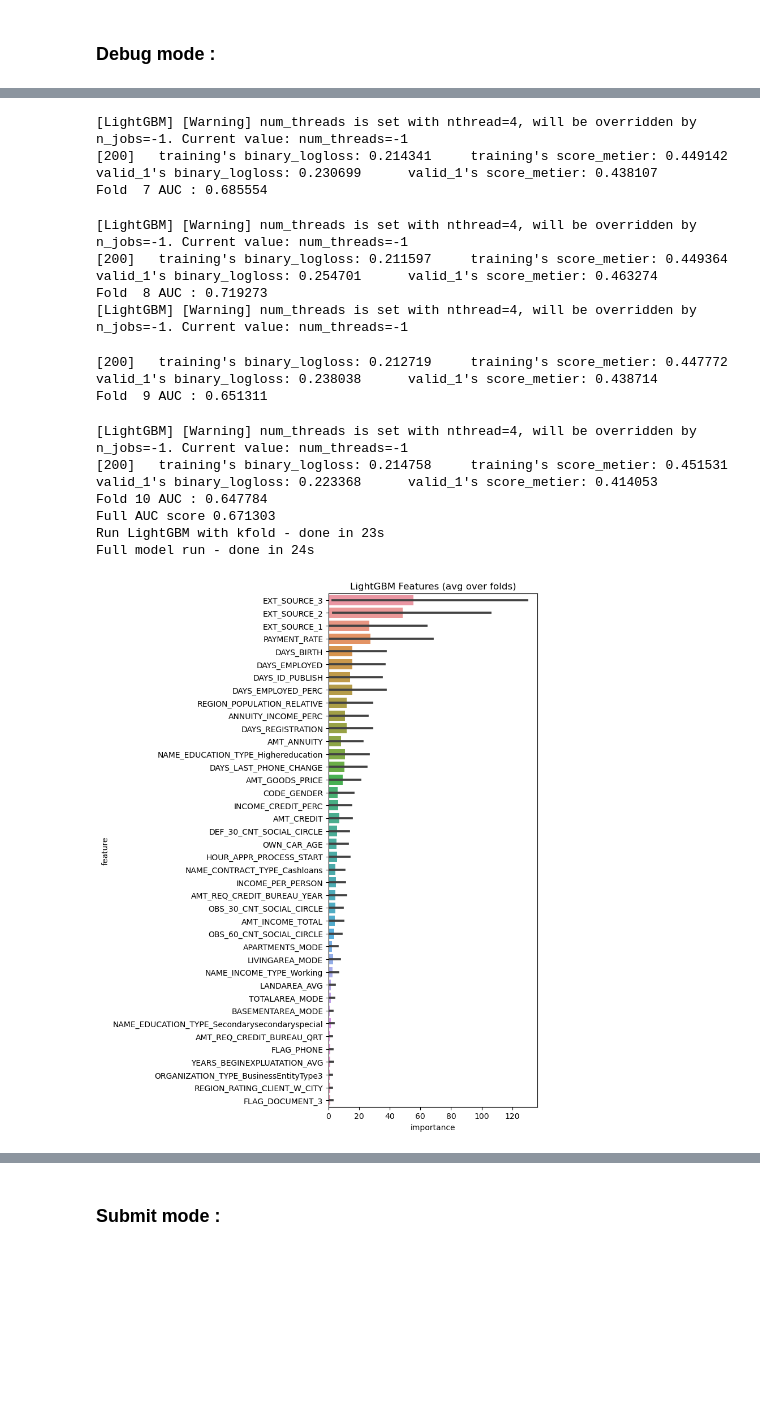
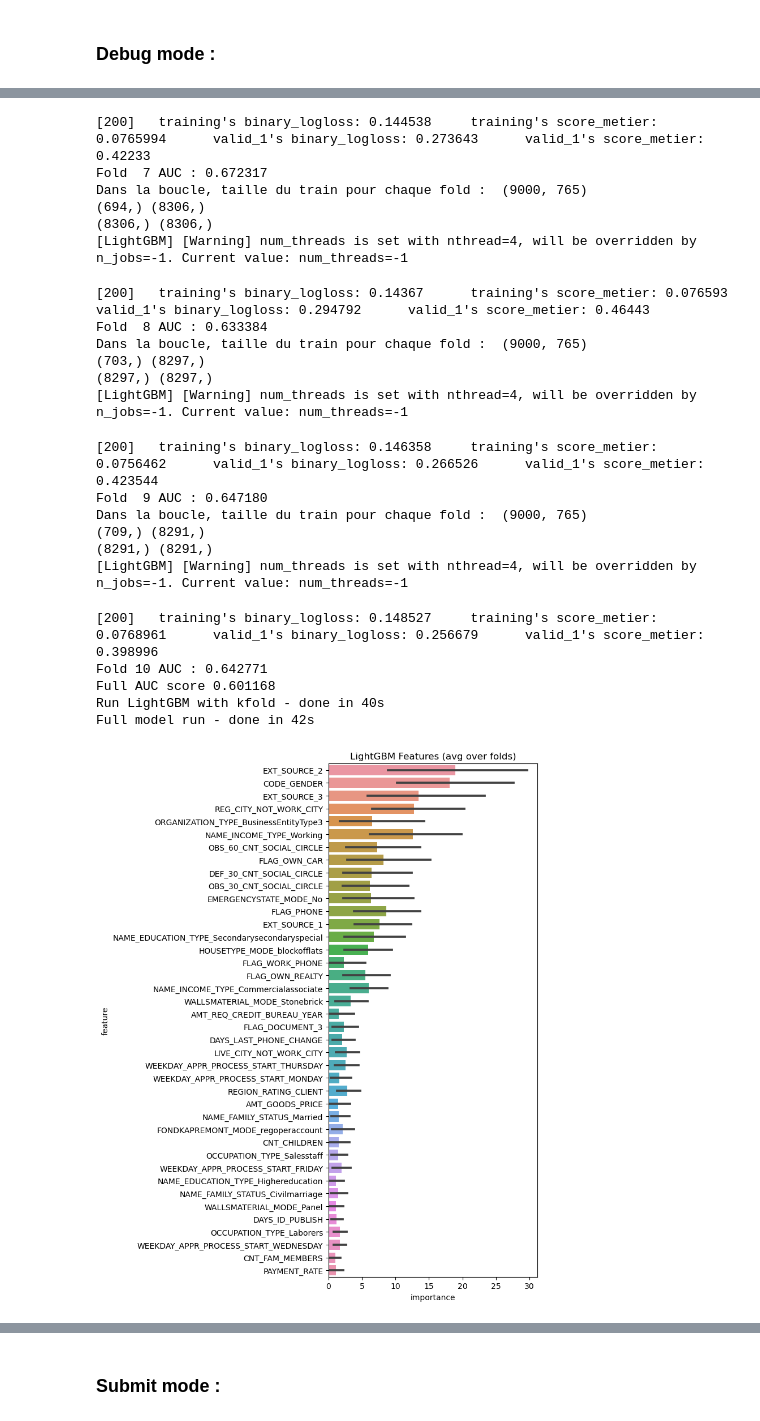
Before and after one commit to Mapie-llifr/OC_P7, a Jupyter notebook: Kernel_model.ipynb, the cells around one changed output, grey strips where cells are left out. Cells and saved outputs as stored; diff of their text form; code cells hidden in the pictures; blank space fills up the shorter version.

Commit message:
Ajout de SMOTE

```diff
--- a/Kernel_model.ipynb
+++ b/Kernel_model.ipynb
@@ -268,12 +274,37 @@ def score_metier (y_true, y_pred) :
     is_higher_better = False
 
     return eval_name, eval_result, is_higher_better
+# %%
+def balanced_data (train_x, train_y) :
+
+    print("Before data balanced, number of target = 1 : ",
+          train_y[train_y == 1].shape[0],
+          "target = 0 : ", train_y[train_y == 0].shape[0])
+
+    imputer = SimpleImputer(missing_values=np.nan,
+                            strategy='median',
+                            keep_empty_features=True)
+    train_array = imputer.fit_transform(train_x)
+    train_x = pd.DataFrame(train_array, columns=train_x.columns)
+
+    oversample = SMOTE()
+    train_x, train_y = oversample.fit_resample(train_x, train_y)
+
+    print("After data balanced, number of target = 1 : ",
+          train_y[train_y == 1].shape[0],
+          "target = 0 : ", train_y[train_y == 0].shape[0])
+
+    return train_x, train_y
 # %%
 # LightGBM GBDT with KFold or Stratified KFold
 # Parameters from Tilii kernel: https://www.kaggle.com/tilii7/olivier-lightgbm-parameters-by-bayesian-opt/code
 def kfold_lightgbm(df, num_folds, stratified = False, debug= False):
     # DEBUG Do not support special JSON characters in feature name.
     df = debug_json_characters (df)
+
+    # DEBUG nan for Smote:
+
+
     # Divide in training/validation and test data
     train_df = df[df['TARGET'].notnull()]
     test_df = df[df['TARGET'].isnull()]
@@ -296,6 +327,8 @@ def kfold_lightgbm(df, num_folds, stratified = False, debug= False):
     for n_fold, (train_idx, valid_idx) in enumerate(folds.split(train_df[feats], train_df['TARGET'])):
         train_x, train_y = train_df[feats].iloc[train_idx], train_df['TARGET'].iloc[train_idx]
         valid_x, valid_y = train_df[feats].iloc[valid_idx], train_df['TARGET'].iloc[valid_idx]
+        #print("Dans la boucle, taille du train pour chaque fold : ", train_x.shape)
+        train_x, train_y = balanced_data(train_x, train_y)
 
         # LightGBM parameters found by Bayesian optimization
         ## Documentation : https://lightgbm.readthedocs.io/en/latest/pythonapi/lightgbm.LGBMClassifier.html
@@ -394,6 +427,7 @@ def main(debug = False):
         gc.collect()
     with timer("Run LightGBM with kfold"):
         feat_importance = kfold_lightgbm(df, num_folds= 10, stratified= False, debug= debug)
+    return df
 # %% [markdown]
 ### Import files
 # %%
@@ -403,10 +437,13 @@ path = "./Docs_projet7/"
 # %% [markdown]
 ### Debug mode :
 # %%
+#mlflow.autolog()
+#with mlflow.start_run() :
+
 if __name__ == "__main__":
     submission_file_name = "submission_kernel02.csv"
     with timer("Full model run"):
-        main(True)
+        df = main(True)
 # %% [output]
 Train samples: 10000, test samples: 10000
 Bureau df shape: (2011, 108)
@@ -440,16 +500,24 @@ Fold  6 AUC : 0.737263
+[200]   training's binary_logloss: 0.144538     training's score_metier: 0.0765994      valid_1's binary_logloss: 0.273643      valid_1's score_metier: 0.42233
+Fold  7 AUC : 0.672317
+Dans la boucle, taille du train pour chaque fold :  (9000, 765)
+(694,) (8306,)
+(8306,) (8306,)
 [LightGBM] [Warning] num_threads is set with nthread=4, will be overridden by n_jobs=-1. Current value: num_threads=-1
-[200]   training's binary_logloss: 0.214341     training's score_metier: 0.449142       valid_1's binary_logloss: 0.230699      valid_1's score_metier: 0.438107
-Fold  7 AUC : 0.685554
+[200]   training's binary_logloss: 0.14367      training's score_metier: 0.076593       valid_1's binary_logloss: 0.294792      valid_1's score_metier: 0.46443
+Fold  8 AUC : 0.633384
+Dans la boucle, taille du train pour chaque fold :  (9000, 765)
+(703,) (8297,)
+(8297,) (8297,)
 [LightGBM] [Warning] num_threads is set with nthread=4, will be overridden by n_jobs=-1. Current value: num_threads=-1
-[200]   training's binary_logloss: 0.211597     training's score_metier: 0.449364       valid_1's binary_logloss: 0.254701      valid_1's score_metier: 0.463274
-Fold  8 AUC : 0.719273
-[LightGBM] [Warning] num_threads is set with nthread=4, will be overridden by n_jobs=-1. Current value: num_threads=-1
-[200]   training's binary_logloss: 0.212719     training's score_metier: 0.447772       valid_1's binary_logloss: 0.238038      valid_1's score_metier: 0.438714
-Fold  9 AUC : 0.651311
+[200]   training's binary_logloss: 0.146358     training's score_metier: 0.0756462      valid_1's binary_logloss: 0.266526      valid_1's score_metier: 0.423544
+Fold  9 AUC : 0.647180
+Dans la boucle, taille du train pour chaque fold :  (9000, 765)
+(709,) (8291,)
+(8291,) (8291,)
+[LightGBM] [Warning] num_threads is set with nthread=4, will be overridden by n_jobs=-1. Current value: num_threads=-1
-[LightGBM] [Warning] num_threads is set with nthread=4, will be overridden by n_jobs=-1. Current value: num_threads=-1
-[200]   training's binary_logloss: 0.214758     training's score_metier: 0.451531       valid_1's binary_logloss: 0.223368      valid_1's score_metier: 0.414053
-Fold 10 AUC : 0.647784
-Full AUC score 0.671303
-Run LightGBM with kfold - done in 23s
-Full model run - done in 24s
+[200]   training's binary_logloss: 0.148527     training's score_metier: 0.0768961      valid_1's binary_logloss: 0.256679      valid_1's score_metier: 0.398996
+Fold 10 AUC : 0.642771
+Full AUC score 0.601168
+Run LightGBM with kfold - done in 40s
+Full model run - done in 42s
-[figure, old version]
+[figure, new version]
```
Also changed, not shown: parts of 4 cells of this notebook.
